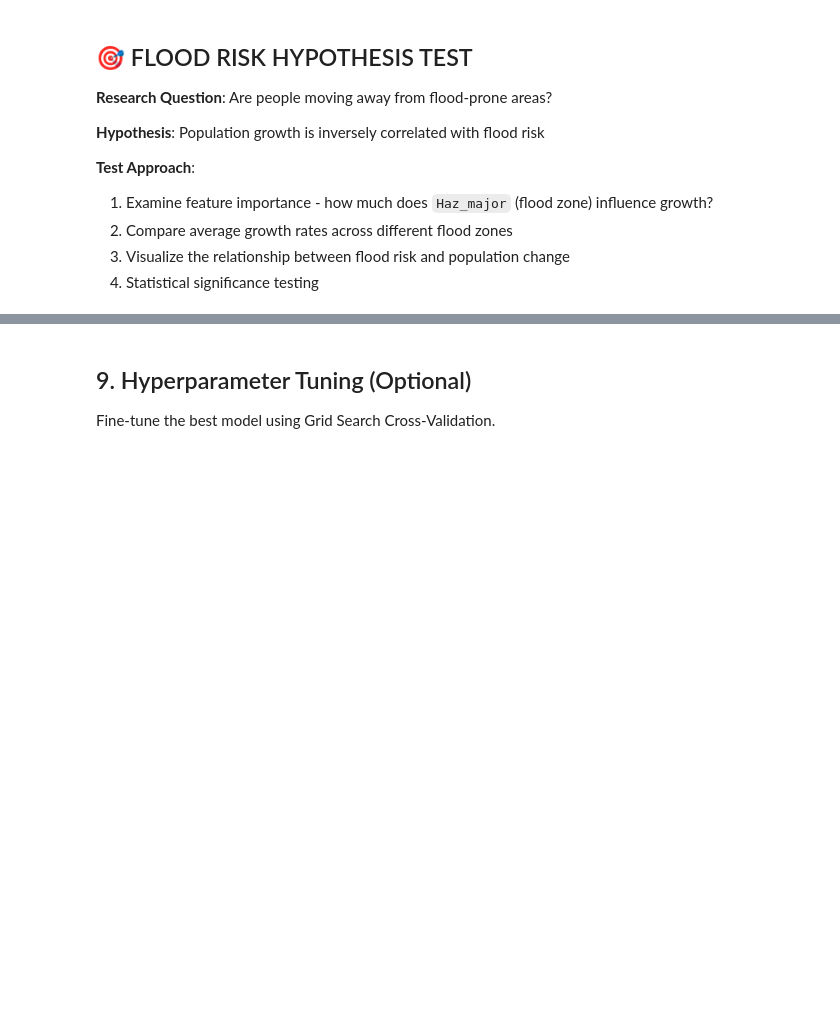
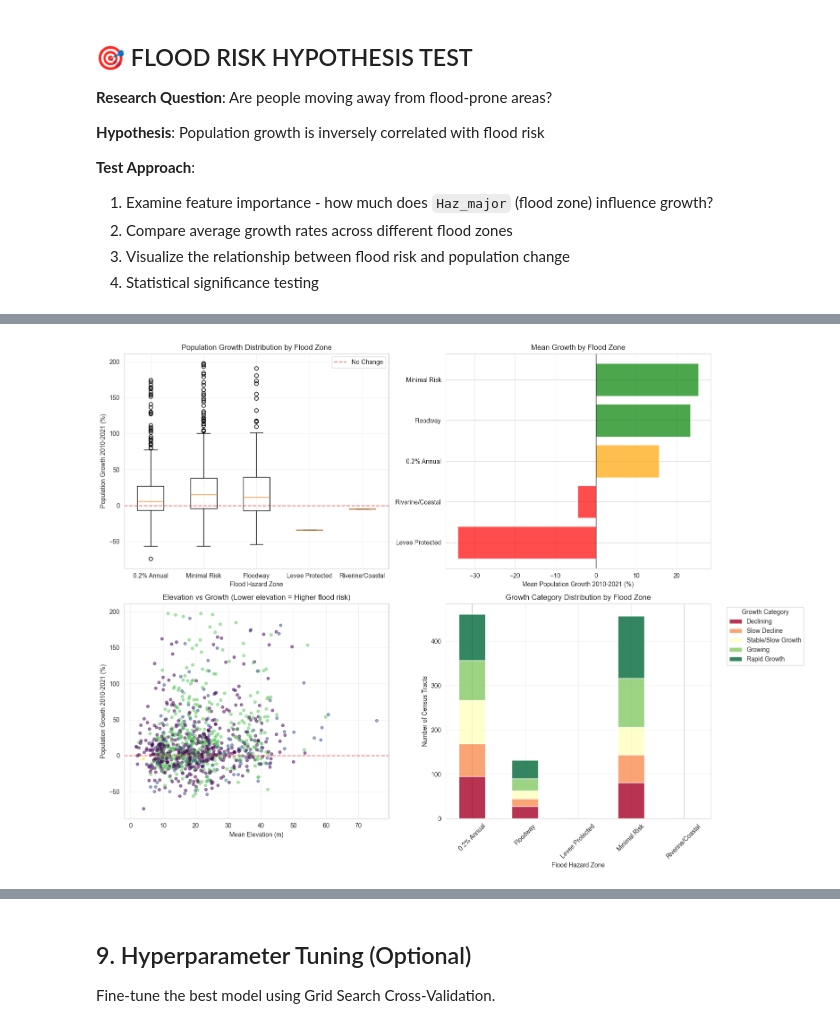
Before and after one commit to arisharma43/geoai-final-project, a Jupyter notebook: scripts/03_ml_model.ipynb, the cells around one changed output, grey strips where cells are left out. Drawn from its saved outputs; the diff is of its cells as text; code cells hidden in the pictures; blank space fills up the shorter version.

```diff
--- a/scripts/03_ml_model.ipynb
+++ b/scripts/03_ml_model.ipynb
@@ -661,59 +1353,80 @@ Haz_major
 # %%
 # ==============================================================================
 # TEST 3: Visualize Flood Risk vs Population Growth
 # ==============================================================================
 
 fig, axes = plt.subplots(2, 2, figsize=(16, 12))
 
-# Plot 1: Box plot - Growth by Flood Zone
-axes[0, 0].boxplot([df[df['Haz_major'] == zone]['pop_change_pct'].dropna()
-                     for zone in df['Haz_major'].unique()],
-                    labels=df['Haz_major'].unique())
-axes[0, 0].set_xlabel('Flood Hazard Zone')
-axes[0, 0].set_ylabel('Population Growth 2010-2021 (%)')
-axes[0, 0].set_title('Population Growth Distribution by Flood Zone')
-axes[0, 0].axhline(0, color='red', linestyle='--', alpha=0.5, label='No Change')
-axes[0, 0].grid(True, alpha=0.3)
-axes[0, 0].legend()
+# Ensure Haz_zone and growth_category are available and clean
+if 'Haz_zone' not in df.columns:
+    print("Haz_zone column missing; cannot produce flood-zone plots.")
+    plt.tight_layout()
+    plt.show()
+else:
+    df['Haz_zone'] = df['Haz_zone'].fillna('Unknown')
+    zones = df['Haz_zone'].dropna().unique().tolist()
 
-# Plot 2: Bar chart - Mean growth by zone
-zone_means = df.groupby('Haz_major')['pop_change_pct'].mean().sort_values()
-colors = ['red' if x < 0 else 'green' if x > 20 else 'orange' for x in zone_means.values]
-axes[0, 1].barh(range(len(zone_means)), zone_means.values, color=colors, alpha=0.7)
-axes[0, 1].set_yticks(range(len(zone_means)))
-axes[0, 1].set_yticklabels(zone_means.index)
-axes[0, 1].set_xlabel('Mean Population Growth 2010-2021 (%)')
-axes[0, 1].set_title('Mean Growth by Flood Zone')
-axes[0, 1].axvline(0, color='black', linestyle='-', linewidth=1)
-axes[0, 1].grid(True, alpha=0.3, axis='x')
+    if 'growth_category' not in df.columns:
+        df['growth_category'] = pd.cut(
+            df['pop_change_pct'],
+            bins=[-np.inf, -10, 0, 10, 30, np.inf],
+            labels=["Declining", "Slow Decline", "Stable/Slow Growth", "Growing", "Rapid Growth"],
+        )
 
-# Plot 3: Scatter - Elevation vs Growth (flood proxy)
-axes[1, 0].scatter(df['DEM_mean'], df['pop_change_pct'],
-                   c=df['Haz_major'].astype('category').cat.codes,
-                   alpha=0.5, s=20, cmap='viridis')
-axes[1, 0].set_xlabel('Mean Elevation (m)')
-axes[1, 0].set_ylabel('Population Growth 2010-2021 (%)')
-axes[1, 0].set_title('Elevation vs Growth (Lower elevation = Higher flood risk)')
-axes[1, 0].axhline(0, color='red', linestyle='--', alpha=0.5)
-axes[1, 0].grid(True, alpha=0.3)
+    # Plot 1: Box plot - Growth by Flood Zone (skip empty zones)
+    box_data = [df[df['Haz_zone'] == zone]['pop_change_pct'].dropna() for zone in zones if len(df[df['Haz_zone'] == zone]) > 0]
+    box_labels = [zone for zone in zones if len(df[df['Haz_zone'] == zone]) > 0]
+    if len(box_data) > 0:
+        axes[0, 0].boxplot(box_data, labels=box_labels)
+    else:
+        axes[0, 0].text(0.5, 0.5, 'No flood zone data available', ha='center', va='center')
+    axes[0, 0].set_xlabel('Flood Hazard Zone')
+    axes[0, 0].set_ylabel('Population Growth 2010-2021 (%)')
+    axes[0, 0].set_title('Population Growth Distribution by Flood Zone')
+    axes[0, 0].axhline(0, color='red', linestyle='--', alpha=0.5, label='No Change')
+    axes[0, 0].grid(True, alpha=0.3)
+    axes[0, 0].legend()
 
-# Plot 4: Number of tracts by zone and growth category
-growth_zone_crosstab = pd.crosstab(df['Haz_major'], df['growth_category'])
-growth_zone_crosstab.plot(kind='bar', stacked=True, ax=axes[1, 1],
-                          colormap='RdYlGn', alpha=0.8)
-axes[1, 1].set_xlabel('Flood Hazard Zone')
-axes[1, 1].set_ylabel('Number of Census Tracts')
-axes[1, 1].set_title('Growth Category Distribution by Flood Zone')
-axes[1, 1].legend(title='Growth Category', bbox_to_anchor=(1.05, 1), loc='upper left')
-axes[1, 1].tick_params(axis='x', rotation=45)
-axes[1, 1].grid(True, alpha=0.3, axis='y')
+    # Plot 2: Bar chart - Mean growth by zone
+    zone_means = df.groupby('Haz_zone')['pop_change_pct'].mean().sort_values()
+    colors = ['red' if x < 0 else 'green' if x > 20 else 'orange' for x in zone_means.values]
+    axes[0, 1].barh(range(len(zone_means)), zone_means.values, color=colors, alpha=0.7)
+    axes[0, 1].set_yticks(range(len(zone_means)))
+    axes[0, 1].set_yticklabels(zone_means.index.tolist())
+    axes[0, 1].set_xlabel('Mean Population Growth 2010-2021 (%)')
+    axes[0, 1].set_title('Mean Growth by Flood Zone')
+    axes[0, 1].axvline(0, color='black', linestyle='-', linewidth=1)
+    axes[0, 1].grid(True, alpha=0.3, axis='x')
+
+    # Plot 3: Scatter - Elevation vs Growth (flood proxy)
+    color_codes = df['Haz_zone'].astype('category').cat.codes
+    axes[1, 0].scatter(df['DEM_mean'], df['pop_change_pct'],
+                       c=color_codes,
+                       alpha=0.5, s=20, cmap='viridis')
+    axes[1, 0].set_xlabel('Mean Elevation (m)')
+    axes[1, 0].set_ylabel('Population Growth 2010-2021 (%)')
+    axes[1, 0].set_title('Elevation vs Growth (Lower elevation = Higher flood risk)')
+    axes[1, 0].axhline(0, color='red', linestyle='--', alpha=0.5)
+    axes[1, 0].grid(True, alpha=0.3)
+
+    # Plot 4: Number of tracts by zone and growth category
+    growth_zone_crosstab = pd.crosstab(df['Haz_zone'], df['growth_category'])
+    growth_zone_crosstab.plot(kind='bar', stacked=True, ax=axes[1, 1],
+                              colormap='RdYlGn', alpha=0.8)
+    axes[1, 1].set_xlabel('Flood Hazard Zone')
+    axes[1, 1].set_ylabel('Number of Census Tracts')
+    axes[1, 1].set_title('Growth Category Distribution by Flood Zone')
+    axes[1, 1].legend(title='Growth Category', bbox_to_anchor=(1.05, 1), loc='upper left')
+    axes[1, 1].tick_params(axis='x', rotation=45)
+    axes[1, 1].grid(True, alpha=0.3, axis='y')
 
 plt.tight_layout()
 plt.show()
 
 print("\n📊 Interpretation Guide:")
 print("   • Box plot (top-left): Shows variation in growth across flood zones")
 print("   • Bar chart (top-right): Compares AVERAGE growth by zone")
 print("   • Scatter (bottom-left): Lower elevation = higher flood risk")
 print("   • Stacked bar (bottom-right): Distribution of growth categories by zone")
 # %% [output]
+[figure, new version]
```
Also changed, not shown: parts of 25 cells of this notebook, 1 other file.
